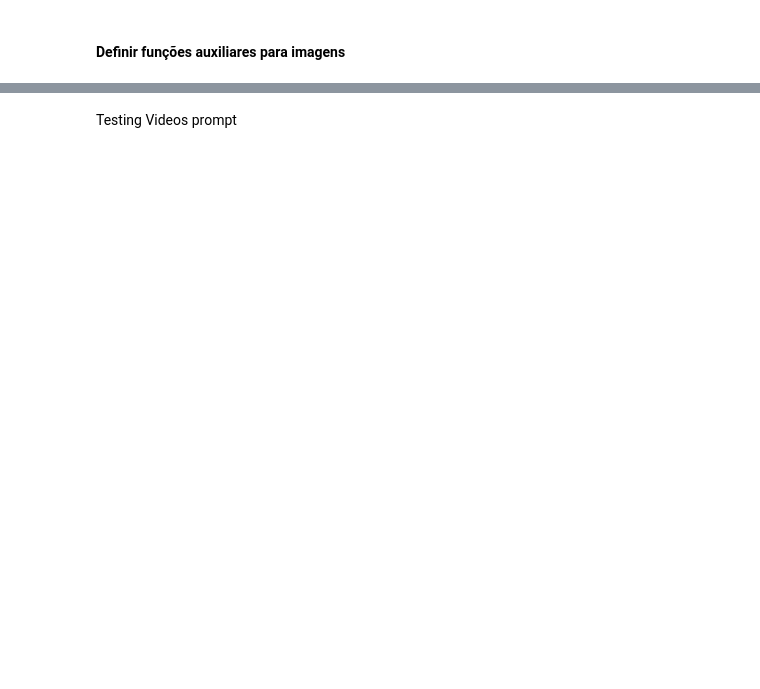
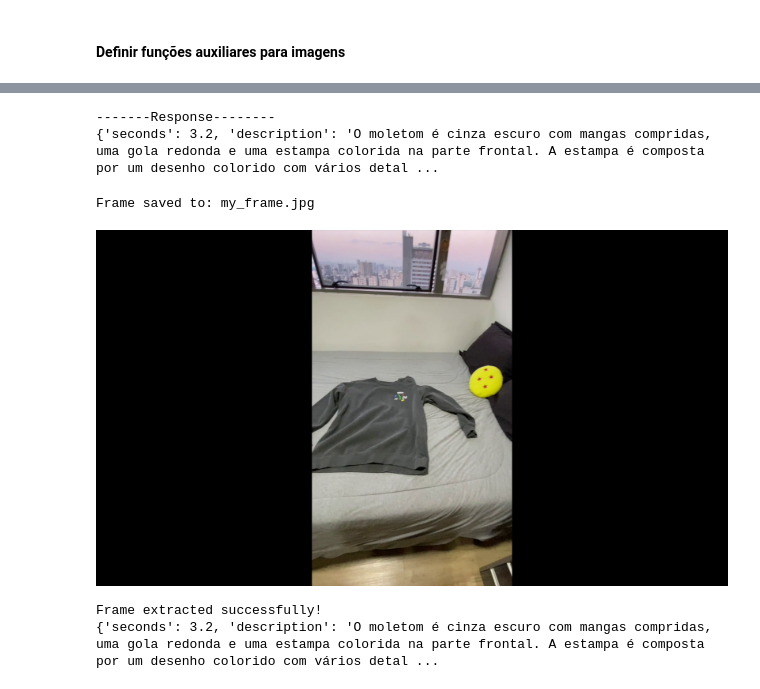
Before and after one commit to AlvarDev/Gemini-is-all-you-need, a Jupyter notebook: Gemini_is_all_you_need.ipynb, the cells around one changed output, grey strips where cells are left out. Drawn from its saved outputs; the diff is of its cells as text; code cells hidden in the pictures; blank space fills up the shorter version.

````diff
--- a/Gemini_is_all_you_need.ipynb
+++ b/Gemini_is_all_you_need.ipynb
@@ -514,2 +181,0 @@ Markdown(responses.text)
-# %% [markdown]
-Testing Videos prompt
@@ -543,0 +182,48 @@ for response in responses:
+# %%
+MODEL_ID = "gemini-1.5-flash-001"
+
+multimodal_model = GenerativeModel(
+    MODEL_ID,
+    system_instruction=[
+        "Você é um especialista em ropa e moda",
+        "Você se orgulha de sua incrível precisão e atenção aos detalhes.",
+        "Sua missão é ajudar aos clientes",
+    ],
+)
+
+mm_embedding_model = MultiModalEmbeddingModel.from_pretrained("multimodalembedding")
+# %%
+prompt = """
+O cliente mandou um video da roupa que ele gostou,
+você tem que identificar o segundo com decimais onde essa roupa aparece,
+a roupa não pode estar cortado e a roupa tem que estar no medio do frame,
+deves descrever a roupa a detalhe.
+
+Preciso que a sua resposta seja neste formato JSON:
+
+{
+  "seconds": 0,
+  "description": ""
+}
+
+
+A descrição do cliente foi:
+Eu gostei do moletom que esta na cama
+"""
+video = Part.from_uri(
+    uri="gs://gemini-demos-bucket/io-demo.mp4",
+    mime_type="video/mp4",
+)
+contents = [prompt, video]
+
+response = multimodal_model.generate_content(contents)
+json_string = response.text
+json_string = json_string.replace("```json", "")
+json_string = json_string.replace("```", "")
+roupa = json.loads(json_string)
+
+print("\n-------Response--------")
+print(roupa)
+# %% [output]
+-------Response--------
+{'seconds': 3.2, 'description': 'O moletom é cinza escuro com mangas compridas,  uma gola redonda e uma estampa colorida na parte frontal. A estampa é composta por um desenho colorido com vários detal ...
@@ -543,0 +281,24 @@ for response in responses:
+# %%
+from google.colab.patches import cv2_imshow as tmr
+# Example usage
+video_path = "io-demo.mp4"
+frame_path = "my_frame.jpg"
+target_second = roupa["seconds"] + 1.5  # Adding 1.5
+
+success, extracted_frame = extract_frame_at_second(video_path, target_second, frame_path)
+
+if success:
+  tmr(extracted_frame)
+  cv2.waitKey(0)
+  cv2.destroyAllWindows()
+  print("Frame extracted successfully!")
+else:
+  print("Failed to extract frame.")
+
+roupa.update({"frame_path": frame_path})
+print(roupa)
+# %% [output]
+Frame saved to: my_frame.jpg
+[figure, added]
+Frame extracted successfully!
+{'seconds': 3.2, 'description': 'O moletom é cinza escuro com mangas compridas,  uma gola redonda e uma estampa colorida na parte frontal. A estampa é composta por um desenho colorido com vários detal ...
````
Also changed, not shown: parts of 53 cells of this notebook.
